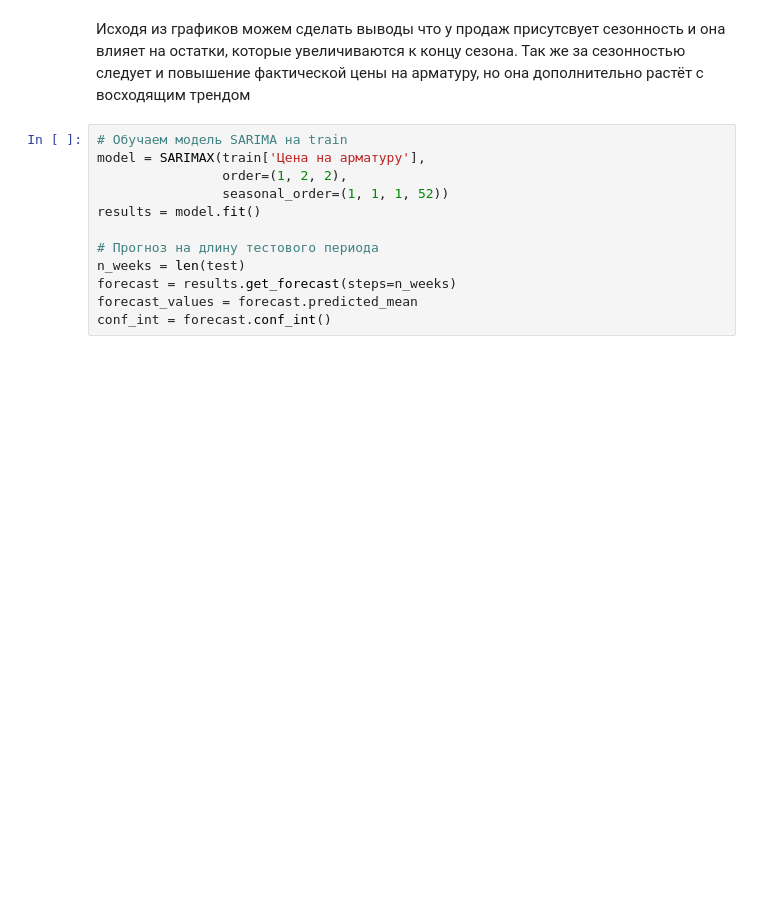
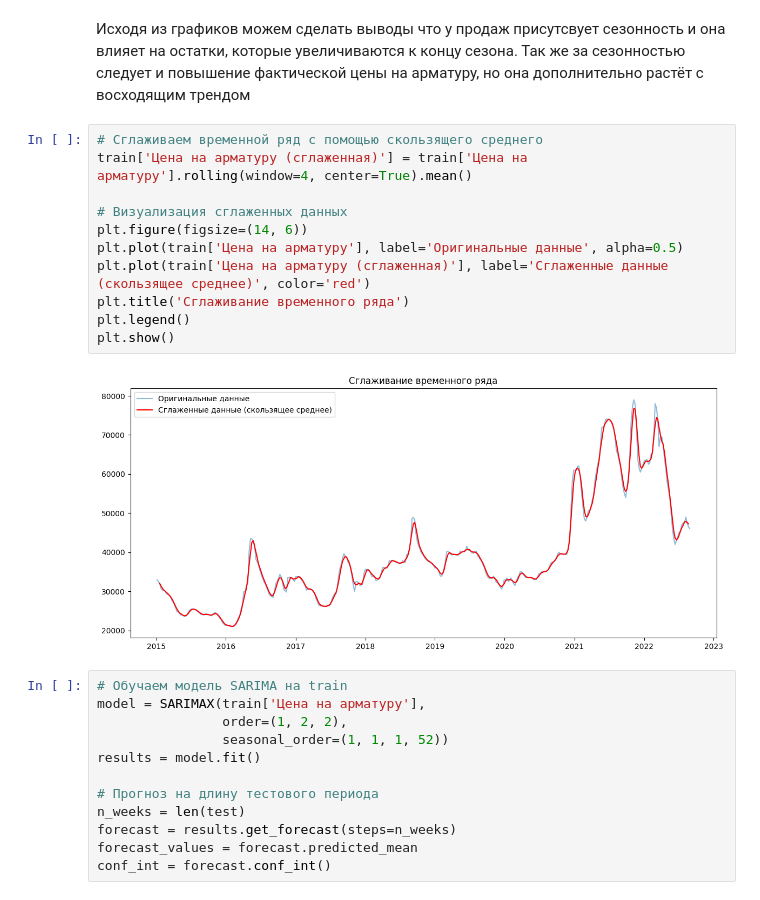
Before and after one commit to AnimeshnikLeon/int-3, a Jupyter notebook: ML3.ipynb, the cells around one changed output. Drawn from its saved outputs; the diff is of its cells as text; blank space fills up the shorter version.

```diff
--- a/ML3.ipynb
+++ b/ML3.ipynb
@@ -54,6 +59,19 @@ plt.show()
 [figure]
 # %% [markdown]
 Исходя из графиков можем сделать выводы что у продаж присутсвует сезонность и она влияет на остатки, которые увеличиваются к концу сезона. Так же за сезонностью следует и повышение фактической цены на арматуру, но она дополнительно растёт с восходящим трендом
+# %%
+# Сглаживаем временной ряд с помощью скользящего среднего
+train['Цена на арматуру (сглаженная)'] = train['Цена на арматуру'].rolling(window=4, center=True).mean()
+
+# Визуализация сглаженных данных
+plt.figure(figsize=(14, 6))
+plt.plot(train['Цена на арматуру'], label='Оригинальные данные', alpha=0.5)
+plt.plot(train['Цена на арматуру (сглаженная)'], label='Сглаженные данные (скользящее среднее)', color='red')
+plt.title('Сглаживание временного ряда')
+plt.legend()
+plt.show()
+# %% [output]
+[figure, added]
 # %%
 # Обучаем модель SARIMA на train
 model = SARIMAX(train['Цена на арматуру'],
```
Also changed, not shown: parts of 1 cell of this notebook.
